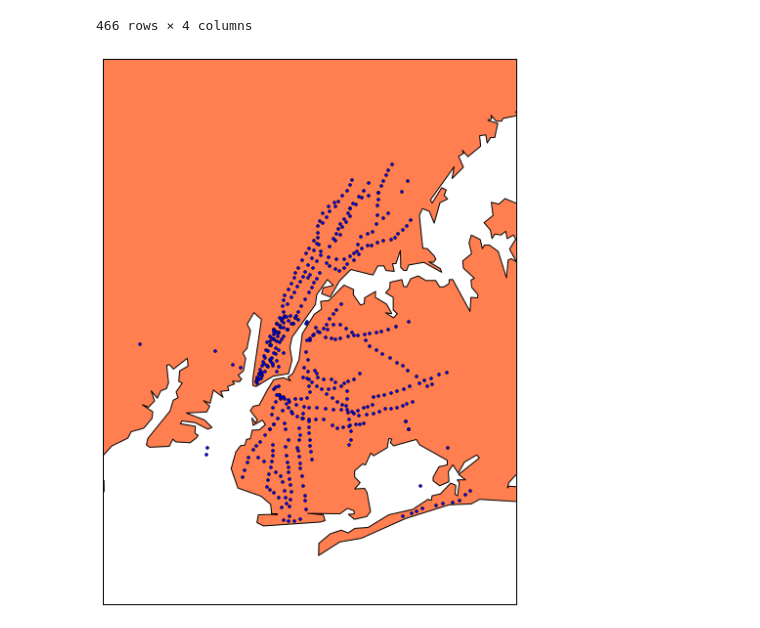
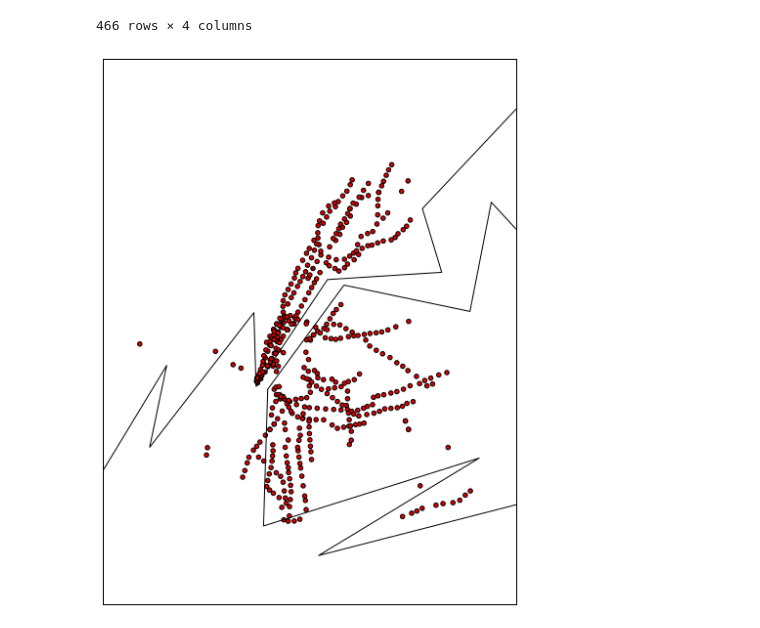
Before and after one commit to jcc-ne/Project-Benson-Collab, a Jupyter notebook: data/KCS munge play.ipynb, the cells around one changed output. Cells and saved outputs as stored; diff of their text form; code cells hidden in the pictures.

```diff
--- a/data/KCS munge play.ipynb
+++ b/data/KCS munge play.ipynb
@@ -176,24 +176,39 @@ masterDF
 # %%
 %matplotlib inline
 plt.figure(figsize=(10,10))
 my_map = Basemap(projection='merc', lat_0=57, lon_0=-135,
-    resolution = 'h', area_thresh = 1000.0,
+    resolution = 'l', area_thresh = 1000.0,
     llcrnrlon=-74.2, llcrnrlat=40.5,
     urcrnrlon=-73.7, urcrnrlat=41)
 
 my_map.drawcoastlines()
 my_map.drawcountries()
-my_map.fillcontinents(color='coral')
+#my_map.fillcontinents(color='coral')
 my_map.drawmapboundary()
 
 my_map.drawmeridians(np.arange(0, 360, 30))
 my_map.drawparallels(np.arange(-90, 90, 30))
 
-coords = [coord for coord in masterDF['COORDS'].dropna()]
+masterDF = masterDF.dropna(subset=['COORDS'])
+
+# MAKE NEW RBG COLUMN
+#if(dim1 >=0):
+#    rgb_pos = (255,255-dim1,255-dim1)
+
+mycolmap = plt.get_cmap("jet")
+colors = masterDF['OUT'] - masterDF['IN']
+coords = list(masterDF['COORDS'])
 lon = [coord[0] for coord in coords]
 lat = [coord[1] for coord in coords]
 x,y = my_map(lat, lon)
-my_map.plot(x, y, 'bo', markersize=3)
+plt.scatter(x, y, c=colors, cmap=mycolmap, s=20)
+
+"""
+for index, row in masterDF.iterrows():
+    unit, IN, OUT, coords = row
+    x,y = my_map(lat, lon)
+    my_map.plot(x, y, c=1, markersize=3)"""
+
 plt.show()
 # %% [output]
-[figure, old version]
+[figure, new version]
```
Also changed, not shown: parts of 1 cell of this notebook.
